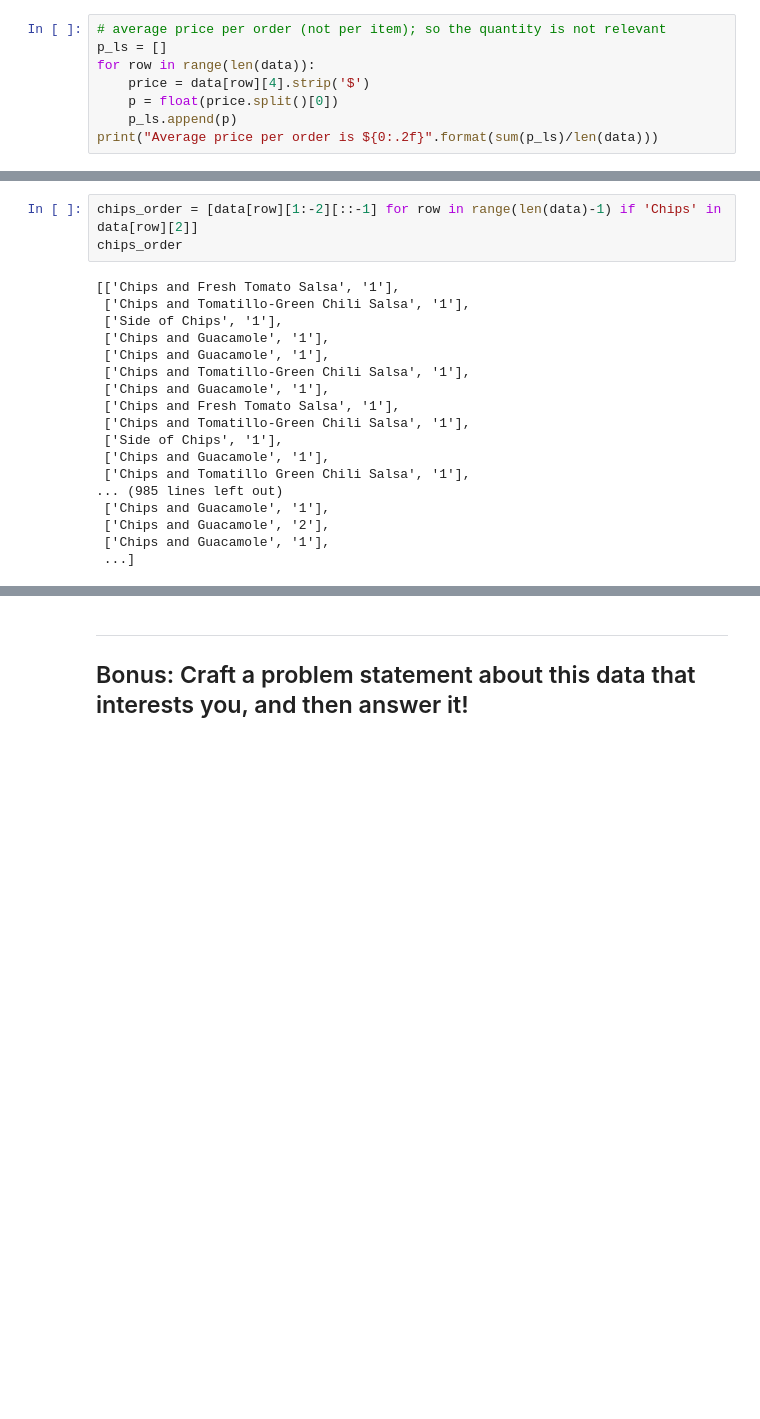
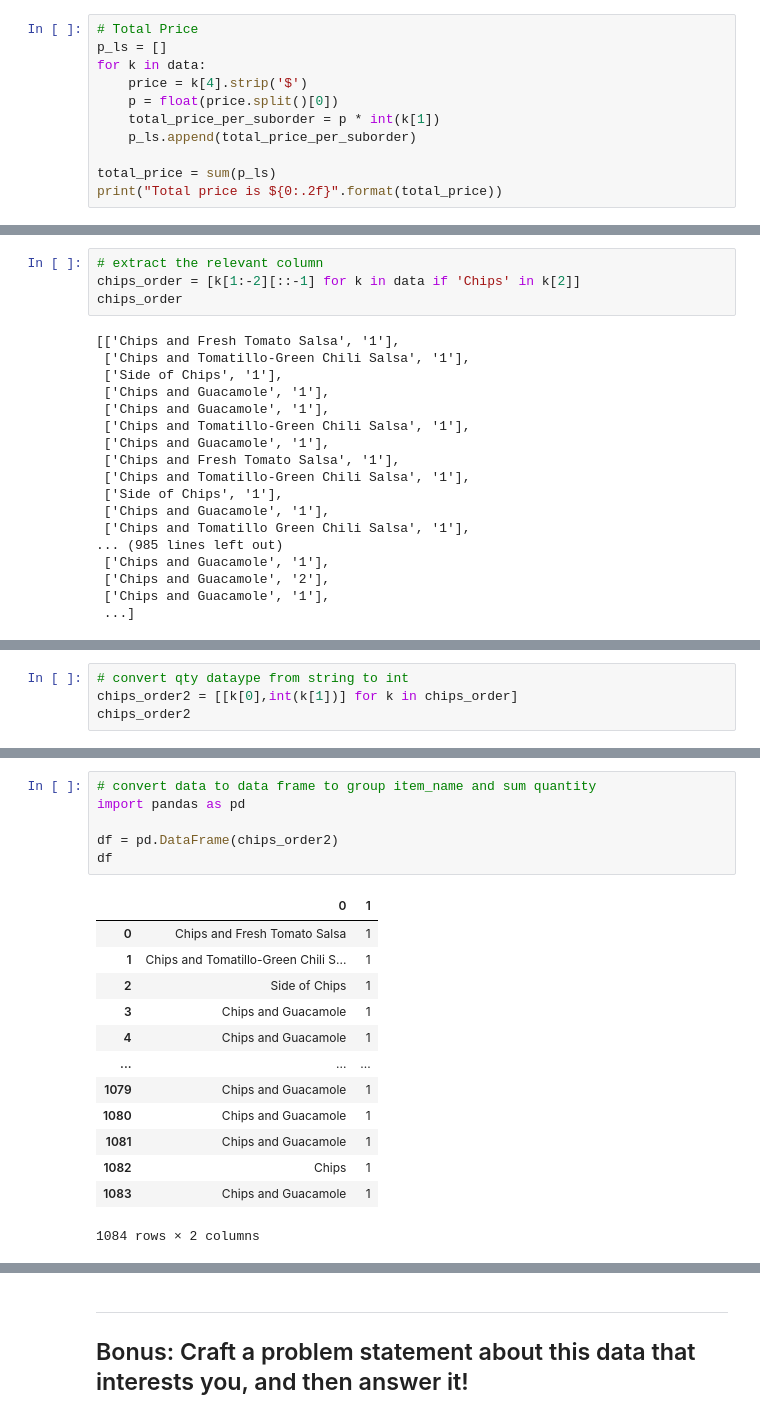
Before and after one commit to jgtann/project2, a Jupyter notebook: project-eda-chipotle_tan_wanjing.ipynb, the cells around one changed output, grey strips where cells are left out. Saved outputs shown, nothing was run; the diff lists cells and outputs as text; blank space fills up the shorter version.

```diff
--- a/project-eda-chipotle_tan_wanjing.ipynb
+++ b/project-eda-chipotle_tan_wanjing.ipynb
@@ -66,11 +67,14 @@ Hint: Examine the data to see if the `quantity` column is relevant to this calcu
 
 Hint: Think carefully about the simplest way to do this!
 # %%
-# average price per order (not per item); so the quantity is not relevant
+# Total Price
 p_ls = []
-for row in range(len(data)):
-    price = data[row][4].strip('$')
+for k in data:
+    price = k[4].strip('$')
     p = float(price.split()[0])
-    p_ls.append(p)
-print("Average price per order is ${0:.2f}".format(sum(p_ls)/len(data)))
+    total_price_per_suborder = p * int(k[1])
+    p_ls.append(total_price_per_suborder)
+
+total_price = sum(p_ls)
+print("Total price is ${0:.2f}".format(total_price))
 # %% [output]
@@ -143,7 +166,8 @@ Note: Please take the `quantity` column into account!
 
 Optional: Learn how to use `.defaultdict()` to simplify your code.
 # %%
-chips_order = [data[row][1:-2][::-1] for row in range(len(data)-1) if 'Chips' in data[row][2]]
+# extract the relevant column
+chips_order = [k[1:-2][::-1] for k in data if 'Chips' in k[2]]
 chips_order
 # %% [output]
 [['Chips and Fresh Tomato Salsa', '1'],
@@ -201,0 +190,4 @@ chips_dict
+# %%
+# convert qty dataype from string to int
+chips_order2 = [[k[0],int(k[1])] for k in chips_order]
+chips_order2
@@ -201,0 +212,20 @@ chips_dict
+# %%
+# convert data to data frame to group item_name and sum quantity
+import pandas as pd
+
+df = pd.DataFrame(chips_order2)
+df
+# %% [output]
+|  | 0 | 1 |
+| 0 | Chips and Fresh Tomato Salsa | 1 |
+| 1 | Chips and Tomatillo-Green Chili S... | 1 |
+| 2 | Side of Chips | 1 |
+| 3 | Chips and Guacamole | 1 |
+| 4 | Chips and Guacamole | 1 |
+| ... | ... | ... |
+| 1079 | Chips and Guacamole | 1 |
+| 1080 | Chips and Guacamole | 1 |
+| 1081 | Chips and Guacamole | 1 |
+| 1082 | Chips | 1 |
+| 1083 | Chips and Guacamole | 1 |
+1084 rows × 2 columns
```
Also changed, not shown: parts of 14 cells of this notebook.
